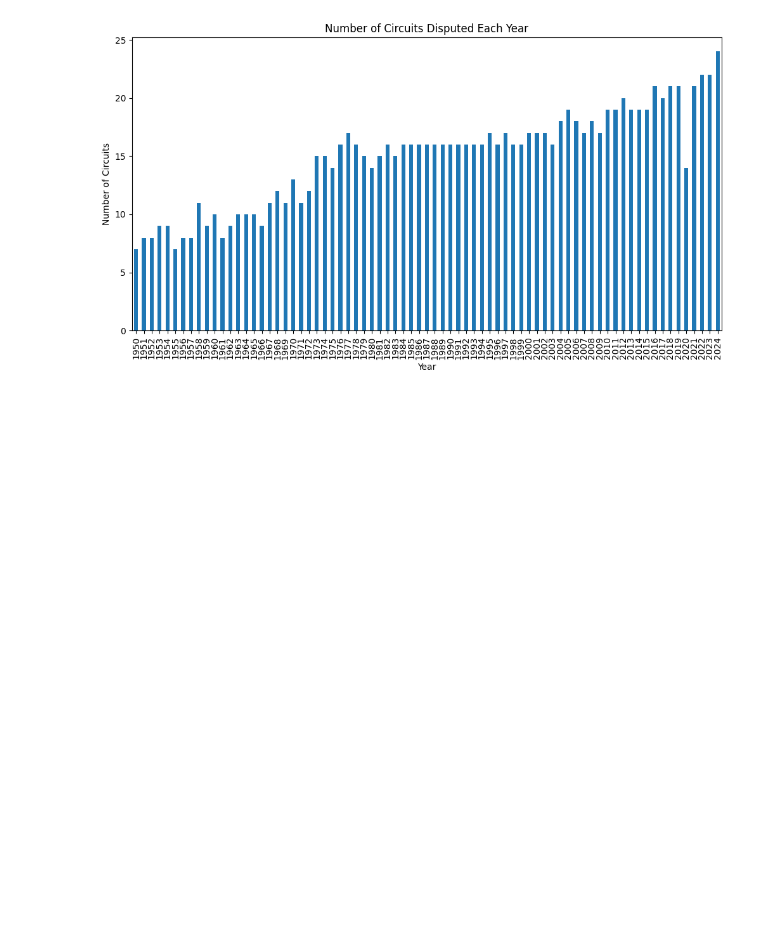
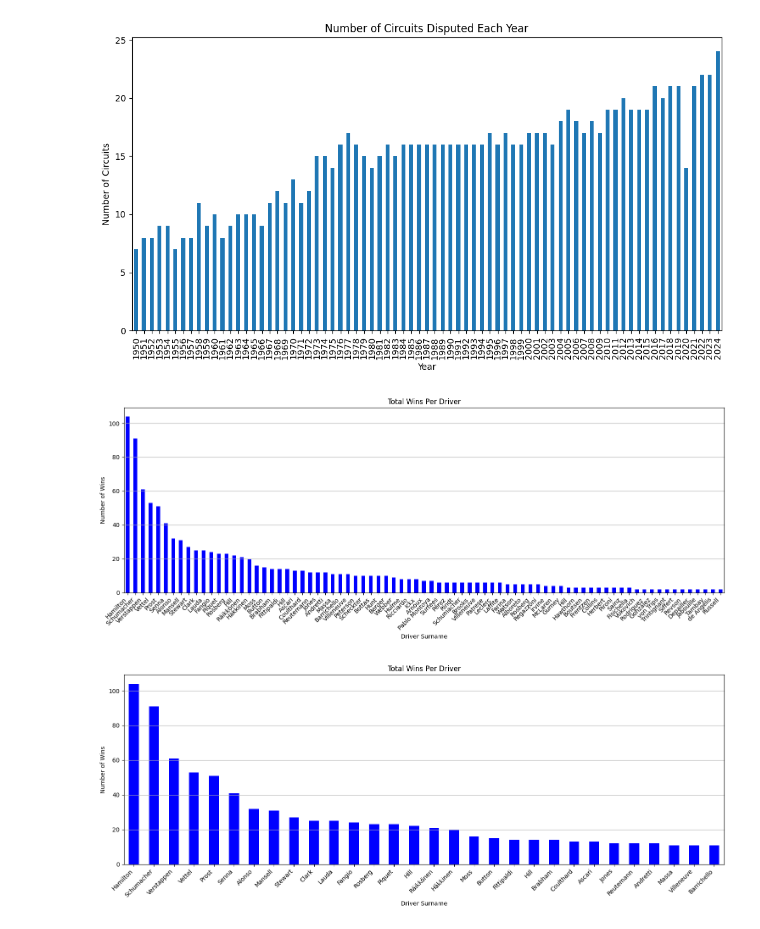
Before and after one commit to joelcalm/Formula1Prediction, a Jupyter notebook: f1.ipynb, the cells around one changed output. Drawn from its saved outputs; the diff is of its cells as text; code cells hidden in the pictures; blank space fills up the shorter version.

```diff
--- a/f1.ipynb
+++ b/f1.ipynb
@@ -197,3 +362,42 @@ plt.ylabel('Number of Circuits')
 plt.show()
 # %% [output]
 [figure]
+# %%
+import matplotlib.pyplot as plt
+
+def plot_wins_driver(results_df, threshold=1):
+    # Your existing data manipulation steps
+    winners = results_df[results_df['positionOrder'] == 1].merge(races_df, on='raceId')
+    wins_per_driver = winners.groupby(['driverId', 'year']).size().unstack(fill_value=0)
+
+    # Calculate total wins per driver
+    total_wins_per_driver = wins_per_driver.sum(axis=1)
+
+    # Merge with drivers_df to get surnames
+    total_wins_per_driver = total_wins_per_driver.reset_index().merge(drivers_df[['driverId', 'surname']], on='driverId')
+
+    # Filter out drivers with 0 wins
+    total_wins_per_driver = total_wins_per_driver[total_wins_per_driver[0] > threshold]
+
+    # Plot the results
+    plt.figure(figsize=(15, 6))  # Increase figure size for better spacing
+    ax = total_wins_per_driver.set_index('surname')[0].sort_values(ascending=False).plot(kind='bar', color='blue')
+
+    # Rotate x-axis labels for readability
+    plt.xticks(rotation=45, ha='right')  # Rotate labels 45 degrees and align them to the right
+    plt.title('Total Wins Per Driver')
+    plt.xlabel('Driver Surname')
+    plt.ylabel('Number of Wins')
+    plt.grid(axis='y')
+
+    # Adjust layout to prevent clipping of labels
+    plt.tight_layout()
+
+    # Show the plot
+    plt.show()
+# %%
+plot_wins_driver(results_df)
+plot_wins_driver(results_df, threshold=10)
+# %% [output]
+[figure, added]
+[figure, added]
```
Also changed, not shown: parts of 33 cells of this notebook, 23 other files.
